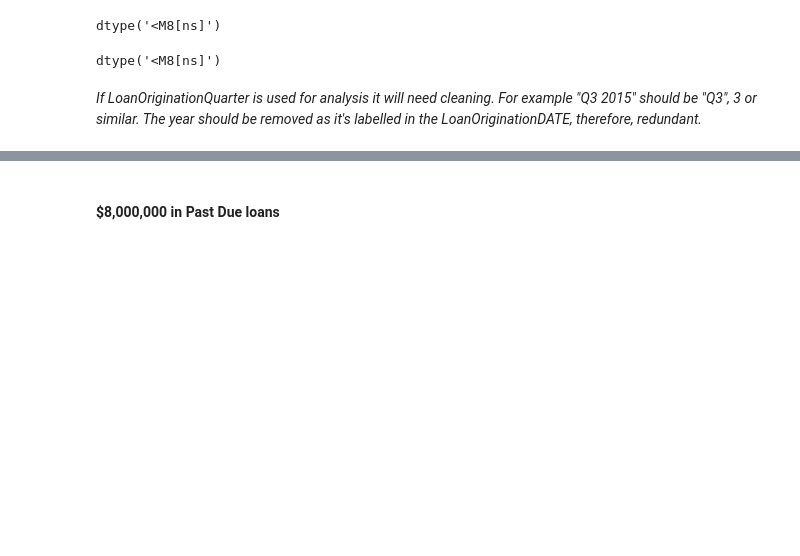
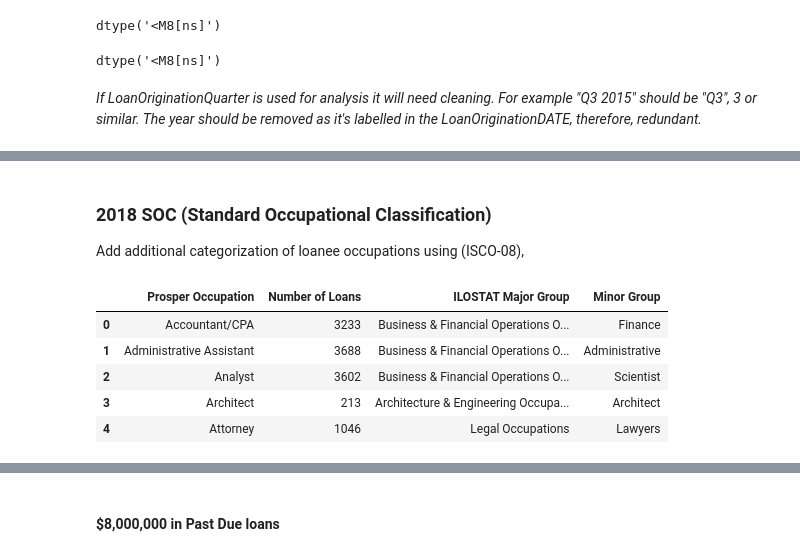
Before and after one commit to aaronremski/Visuals, a Jupyter notebook: Prosper Loan Data Exploration.ipynb, the cells around one changed output, grey strips where cells are left out. Saved outputs shown, nothing was run; the diff lists cells and outputs as text; code cells hidden in the pictures; blank space fills up the shorter version.

```diff
--- a/Prosper Loan Data Exploration.ipynb
+++ b/Prosper Loan Data Exploration.ipynb
@@ -179,0 +200,13 @@ Latest Loan Origination Date: 2014-03-12 00:00:00
+# %% [markdown]
+### 2018 SOC (Standard Occupational Classification)
+Add additional categorization of loanee occupations using (ISCO-08),
+# %%
+socDF = pd.read_csv("ISCO-08.csv")
+socDF.head(5)
+# %% [output]
+|  | Prosper Occupation | Number of Loans | ILOSTAT Major Group | Minor Group |
+| 0 | Accountant/CPA | 3233 | Business & Financial Operations O... | Finance |
+| 1 | Administrative Assistant | 3688 | Business & Financial Operations O... | Administrative |
+| 2 | Analyst | 3602 | Business & Financial Operations O... | Scientist |
+| 3 | Architect | 213 | Architecture & Engineering Occupa... | Architect |
+| 4 | Attorney | 1046 | Legal Occupations | Lawyers |
```
Also changed, not shown: parts of 75 cells of this notebook, 3 other files.
